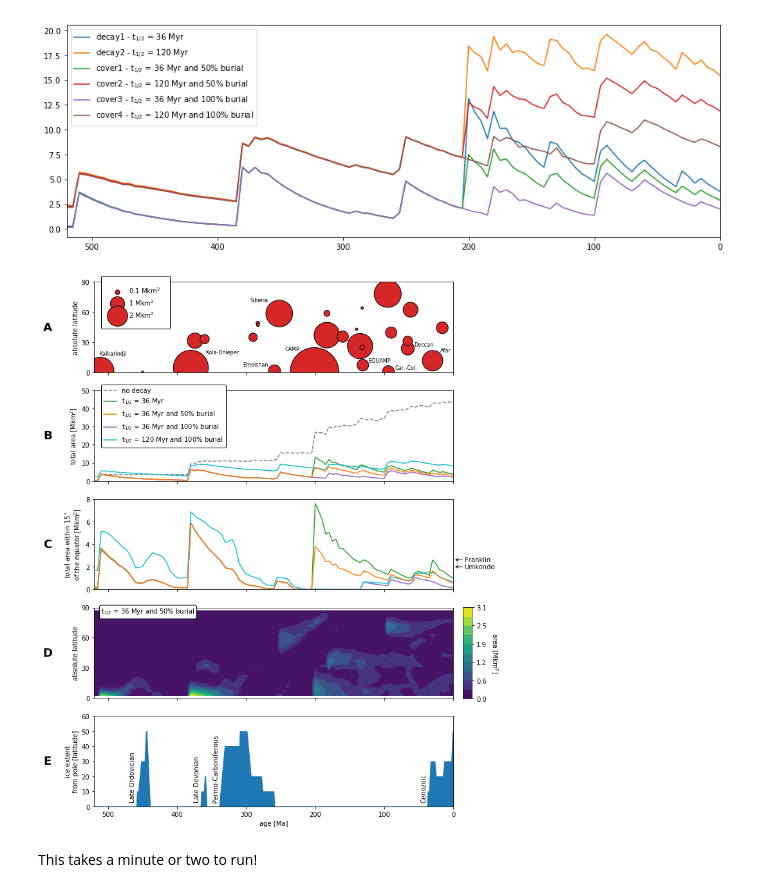
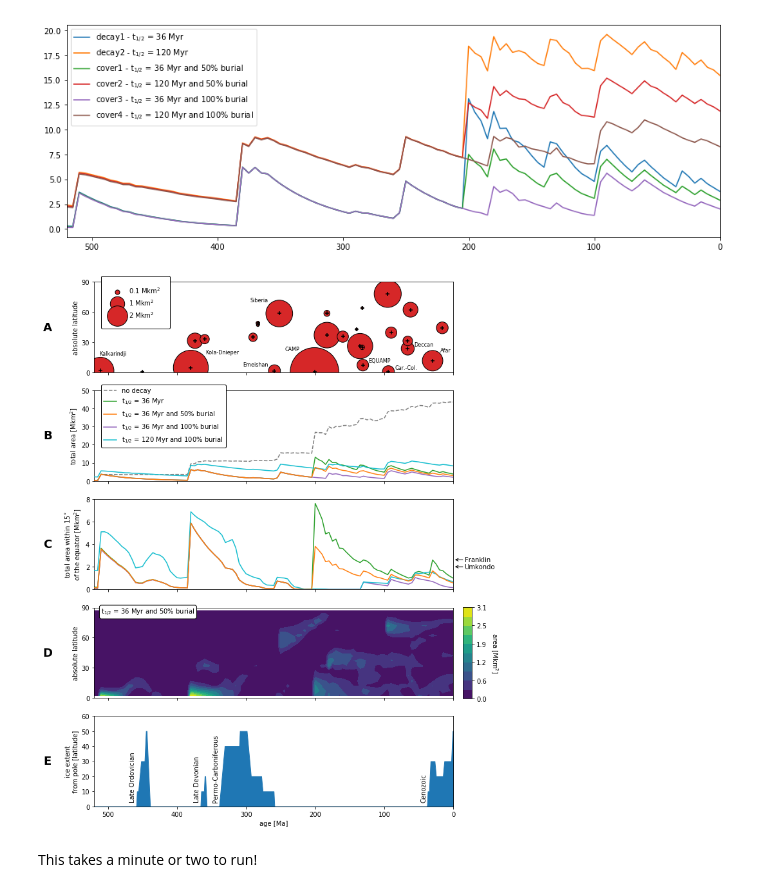
Before and after one commit to Swanson-Hysell-Group/2020_large_igneous_provinces, a Jupyter notebook: Code/LIP_Reconstruction.ipynb, the cells around one changed output. Drawn from its saved outputs; the diff is of its cells as text; code cells hidden in the pictures.

Commit message:
update LIP_areas figure

```diff
--- a/Code/LIP_Reconstruction.ipynb
+++ b/Code/LIP_Reconstruction.ipynb
@@ -858,6 +858,7 @@ scatter_size_ratio = 0.0005
 scatter_size = emplacement_area*scatter_size_ratio
 ax[0].scatter(emplacement_age, np.abs(emplacement_lat),s=scatter_size,
               facecolor='C3',edgecolor='k')
+ax[0].scatter(emplacement_age, np.abs(emplacement_lat),marker='+',c='k')
 ax[0].set_ylim(0,90)
 ax[0].set_yticks([0,30,60,90])
 ax[0].set_ylabel('absolute latitude')
@@ -947,35 +948,35 @@ ax[3].set_ylabel('absolute latitude')
 ax[3].set_yticks([0,30,60,90])
 ax[3].text(0.02, 0.95, 't$_{1/2}$ = 36 Myr and 50% burial',
            bbox=dict(facecolor='white', edgecolor='k', boxstyle='round'),
            horizontalalignment='left',verticalalignment='center',transform=ax[3].transAxes)
 ax[3].text(-0.13, 0.5, 'D', fontweight='bold', fontsize=18,
            horizontalalignment='center',verticalalignment='center',transform=ax[3].transAxes)
 
 ### ICE EXTENT
 
 ax[4].fill_between(ice['AGE (MA)'], ice['LATITUDE FROM POLE'], color='C0')
 ax[4].set_xlabel('age [Ma]')
 ax[4].set_ylabel('ice extent\nfrom pole [latitude]')
 ax[4].set_ylim(0,60)
 ax[4].text(464, 3, 'Late Ordovician', rotation=90,
            horizontalalignment='center',verticalalignment='bottom')
 ax[4].text(371, 3, 'Late Devonian', rotation=90,
            horizontalalignment='center',verticalalignment='bottom')
 ax[4].text(344, 3, 'Permo-Carboniferous', rotation=90,
            horizontalalignment='center',verticalalignment='bottom')
 ax[4].text(43, 3, 'Cenozoic', rotation=90,
            horizontalalignment='center',verticalalignment='bottom')
 ax[4].text(-0.13, 0.5, 'E', fontweight='bold', fontsize=18,
            horizontalalignment='center',verticalalignment='center',transform=ax[4].transAxes)
 
 ### prettify
 
 ax[4].set_xlim(520,0)
 
-plt.savefig('../Manuscript/Figures/LIP_Areas.pdf', bbox_inches='tight')
+#plt.savefig('../Manuscript/Figures/LIP_Areas.pdf', bbox_inches='tight')
 plt.show(fig)
 # %% [output]
-[figure, old version]
+[figure, new version]
 # %% [markdown]
 This takes a minute or two to run!
 # %%
```
Also changed, not shown: parts of 1 cell of this notebook, 1 other file.
